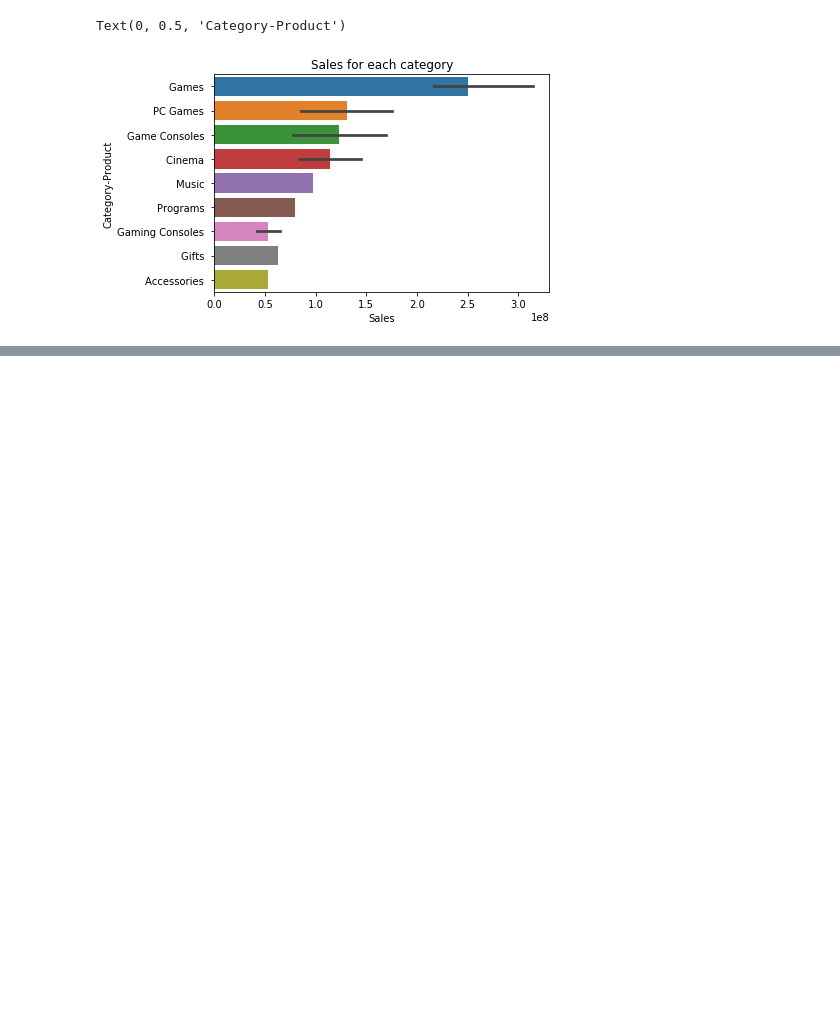
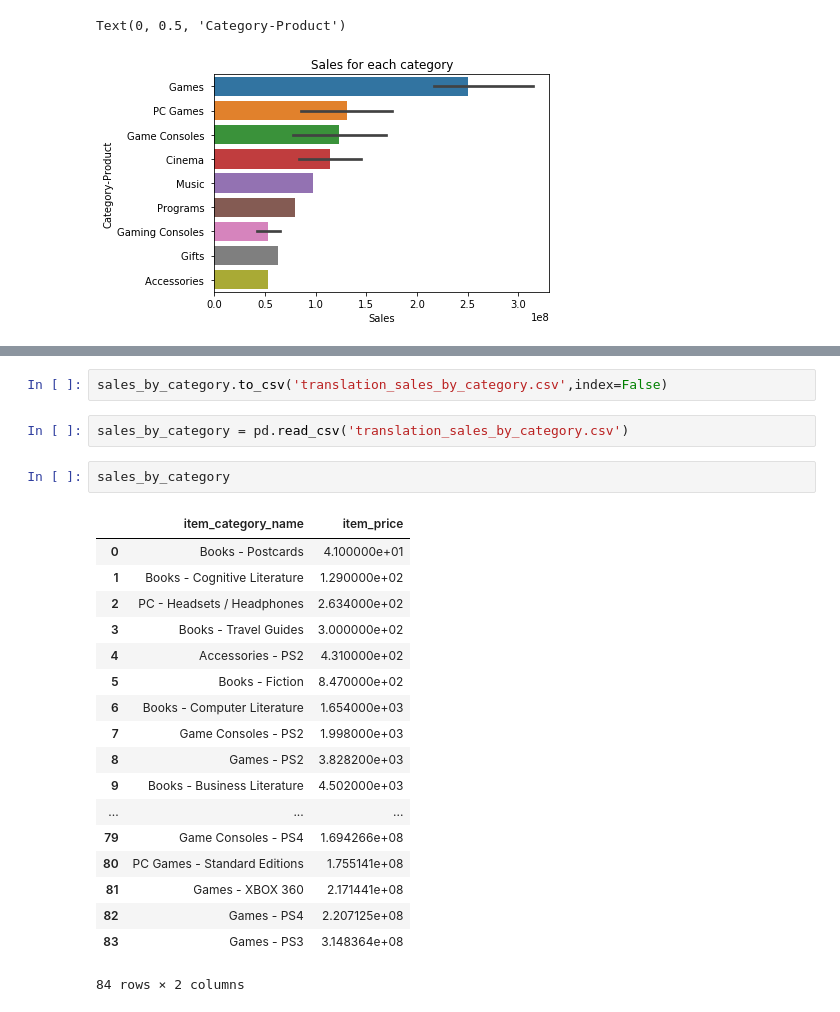
Before and after one commit to PaulGuo5/Predict-Future-Sales, a Jupyter notebook: translation.ipynb, the cells around one changed output, grey strips where cells are left out. Cells and saved outputs as stored; diff of their text form; blank space fills up the shorter version.

```diff
--- a/translation.ipynb
+++ b/translation.ipynb
@@ -121,0 +148,25 @@ Text(0, 0.5, 'Category-Product')
+# %%
+sales_by_category.to_csv('translation_sales_by_category.csv',index=False)
+# %%
+sales_by_category = pd.read_csv('translation_sales_by_category.csv')
+# %%
+sales_by_category
+# %% [output]
+|  | item_category_name | item_price |
+| 0 | Books - Postcards | 4.100000e+01 |
+| 1 | Books - Cognitive Literature | 1.290000e+02 |
+| 2 | PC - Headsets / Headphones | 2.634000e+02 |
+| 3 | Books - Travel Guides | 3.000000e+02 |
+| 4 | Accessories - PS2 | 4.310000e+02 |
+| 5 | Books - Fiction | 8.470000e+02 |
+| 6 | Books - Computer Literature | 1.654000e+03 |
+| 7 | Game Consoles - PS2 | 1.998000e+03 |
+| 8 | Games - PS2 | 3.828200e+03 |
+| 9 | Books - Business Literature | 4.502000e+03 |
+| ... | ... | ... |
+| 79 | Game Consoles - PS4 | 1.694266e+08 |
+| 80 | PC Games - Standard Editions | 1.755141e+08 |
+| 81 | Games - XBOX 360 | 2.171441e+08 |
+| 82 | Games - PS4 | 2.207125e+08 |
+| 83 | Games - PS3 | 3.148364e+08 |
+84 rows × 2 columns
```
Also changed, not shown: parts of 2 cells of this notebook, 2 other files.
